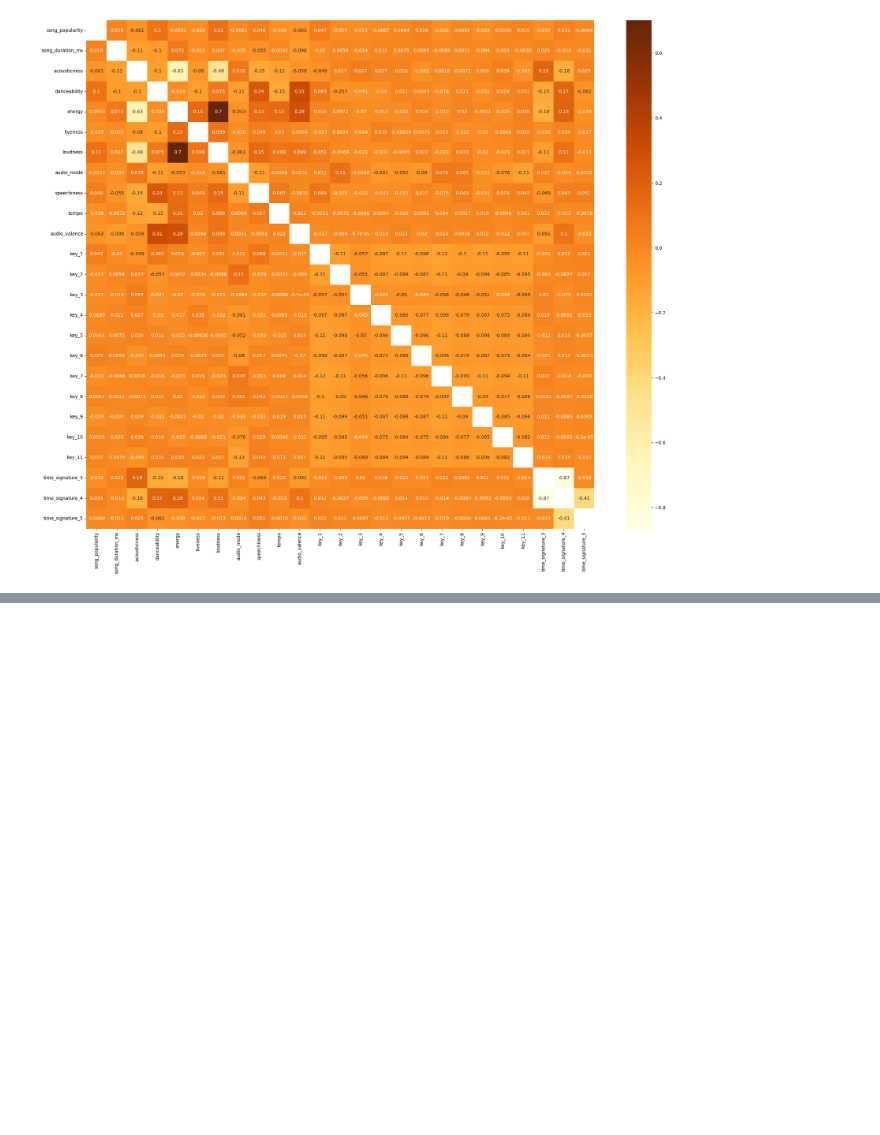
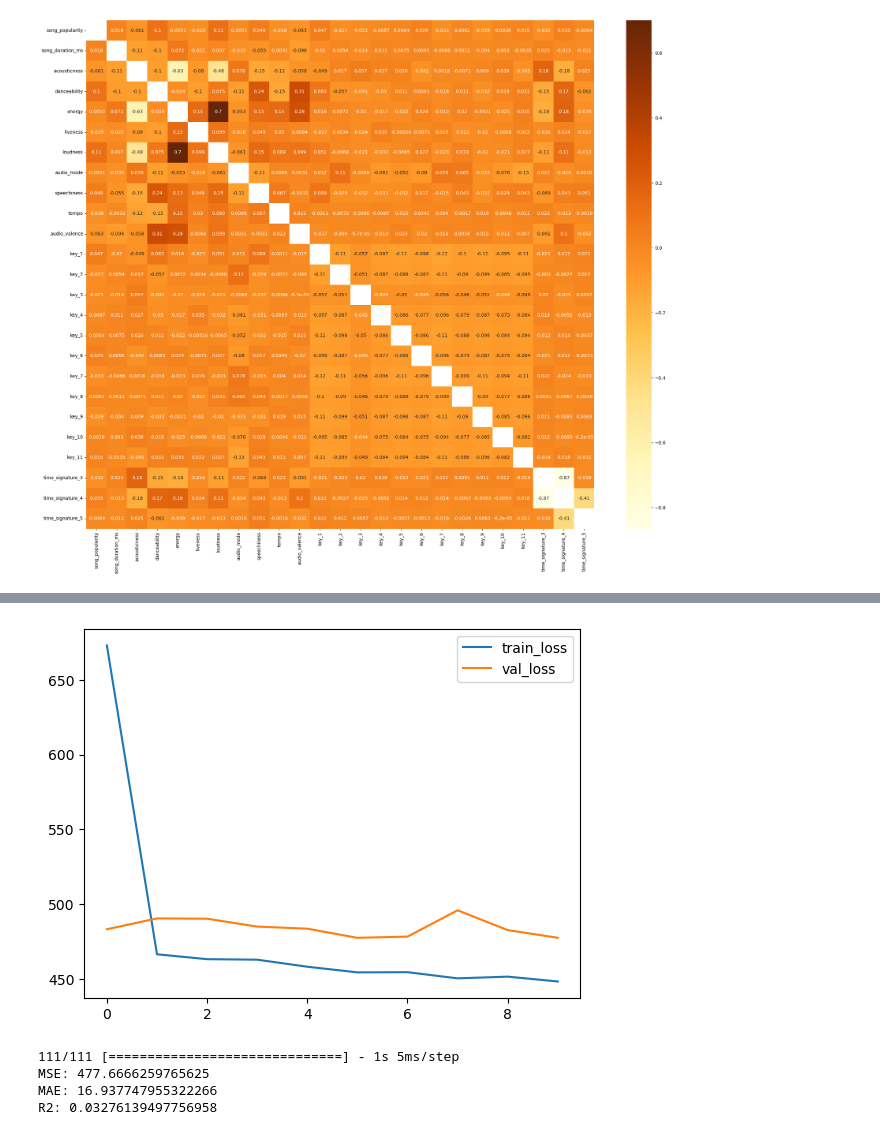
Before and after one commit to Sasha-lorex/individual-project, a Jupyter notebook: Regression Song Popularity.ipynb, the cells around one changed output, grey strips where cells are left out. Saved outputs shown, nothing was run; the diff lists cells and outputs as text; code cells hidden in the pictures; blank space fills up the shorter version.

```diff
--- a/Regression Song Popularity.ipynb
+++ b/Regression Song Popularity.ipynb
@@ -278,3 +278,14 @@ plt.show()
 [figure]
 # %%
 df.drop(['energy'], axis=1, inplace=True)
+# %%
+x = df.drop([target], axis=1)
+y = df[target]
+train_x, test_x, train_y, test_y = train_test_split(x, y, train_size=0.75, test_size=0.25, random_state=100)
+
+scaler = StandardScaler()
+train_x = scaler.fit_transform(train_x)
+test_x = scaler.transform(test_x)
+
+train_x = np.expand_dims(train_x, axis=1)
+test_x = np.expand_dims(test_x, axis=1)
@@ -280,0 +362,14 @@ df.drop(['energy'], axis=1, inplace=True)
+# %%
+callbacks = [
+    tf.keras.callbacks.EarlyStopping(patience=10, restore_best_weights=True),
+    tf.keras.callbacks.ReduceLROnPlateau(factor=0.5, patience=3),
+]
+
+history = model.fit(
+    train_x, train_y,
+    validation_data=(test_x, test_y),
+    epochs=10,
+    batch_size=128,
+    callbacks=callbacks,
+    verbose=1,
+)
@@ -281,3 +397,20 @@ df.drop(['energy'], axis=1, inplace=True)
+# %%
+plt.plot(history.history["loss"], label="train_loss")
+plt.plot(history.history["val_loss"], label="val_loss")
+plt.legend()
+plt.show()
+
+y_pred = model.predict(test_x)
+
+print(f"MSE: {mean_squared_error(test_y, y_pred)}")
+print(f"MAE: {mean_absolute_error(test_y, y_pred)}")
+print(f"R2: {r2_score(test_y, y_pred)}")
+# %% [output]
+[figure, added]
+111/111 [==============================] - 1s 5ms/step
+MSE: 477.6666259765625
+MAE: 16.937747955322266
+R2: 0.03276139497756958
 # %%
 df1 = df[df["song_popularity"] <= 40]
 df2 = df[df["song_popularity"] >= 40]
```
Also changed, not shown: parts of 20 cells of this notebook, 1 other file.
